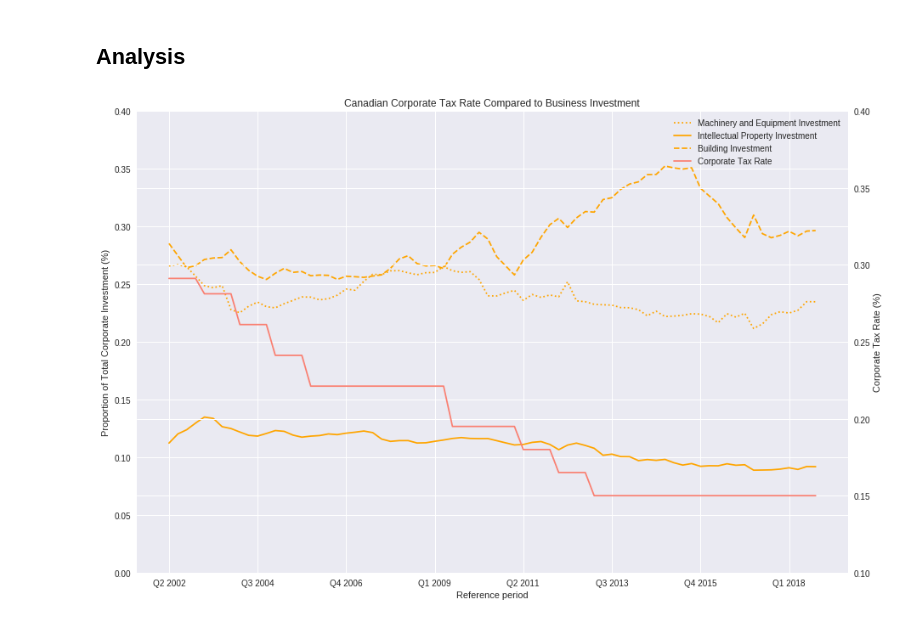
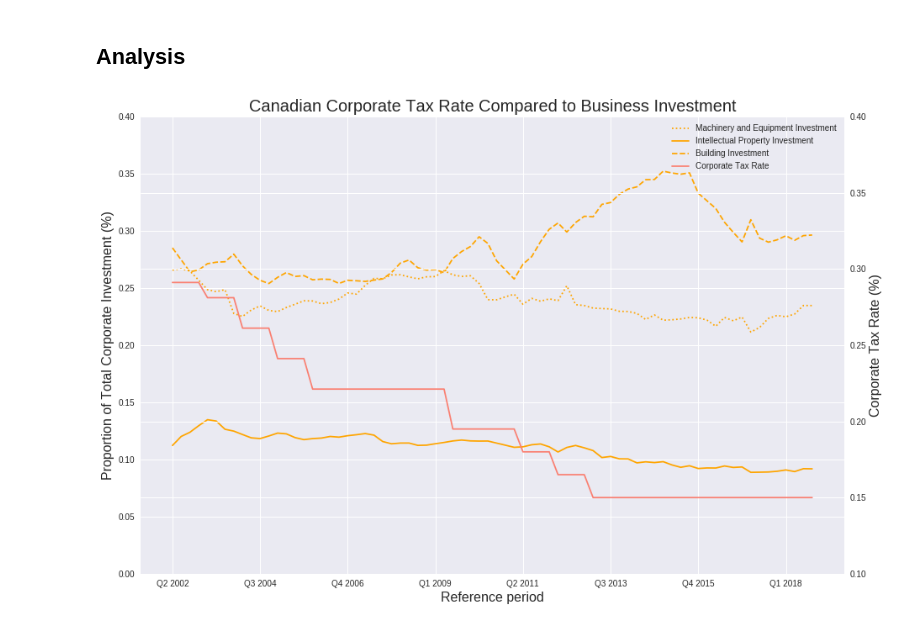
Before and after one commit to jtloong/blog_projects, a Jupyter notebook: corp_investment/visualization.ipynb, the cells around one changed output. Saved outputs shown, nothing was run; the diff lists cells and outputs as text; code cells hidden in the pictures.

Commit message:
Reformatted graph and played around with TS analysis

```diff
--- a/corp_investment/visualization.ipynb
+++ b/corp_investment/visualization.ipynb
@@ -71,27 +71,30 @@ data.head()
 ## Analysis
 # %%
 # Set up plots
+axis_font = { 'size':'16'}
+title_font = {'size': '20'}
 fig = plt.figure(figsize=(15,10))
 plt.style.use('seaborn')
 ax1 = fig.add_subplot(111)
+ax1.set_xlabel('Reference period', **axis_font)
 ax2 = ax1.twinx()
 
 # Plot out data
 data.plot(ax=ax1, y='Machinery and Equipment Investment', color='orange', style=[':'])
 data.plot(ax=ax1, y='Intellectual Property Investment', color='orange')
 data.plot(ax=ax1, y='Building Investment', color='orange', style=['--'])
 data.plot(ax=ax2, y='Corporate Tax Rate', color='salmon')
 
 # Format labeling and look
-ax1.set_ylabel('Proportion of Total Corporate Investment (%)')
-ax2.set_ylabel('Corporate Tax Rate (%)')
+ax1.set_ylabel('Proportion of Total Corporate Investment (%)', **axis_font)
+ax2.set_ylabel('Corporate Tax Rate (%)', **axis_font)
 ax1.set_ybound(0, 0.4)
 ax2.set_ybound(0.1,0.4)
 ax2.legend(loc=(0.75,0.875))
 ax1.set_xticklabels(minor=False, labels=data.index.values[::9])
-plt.title('Canadian Corporate Tax Rate Compared to Business Investment')
+plt.title('Canadian Corporate Tax Rate Compared to Business Investment', **title_font)
 
 # Save plot to image
 plt.savefig('corporate_investment.jpg')
 # %% [output]
-[figure, old version]
+[figure, new version]
```
Also changed, not shown: 2 other files.
